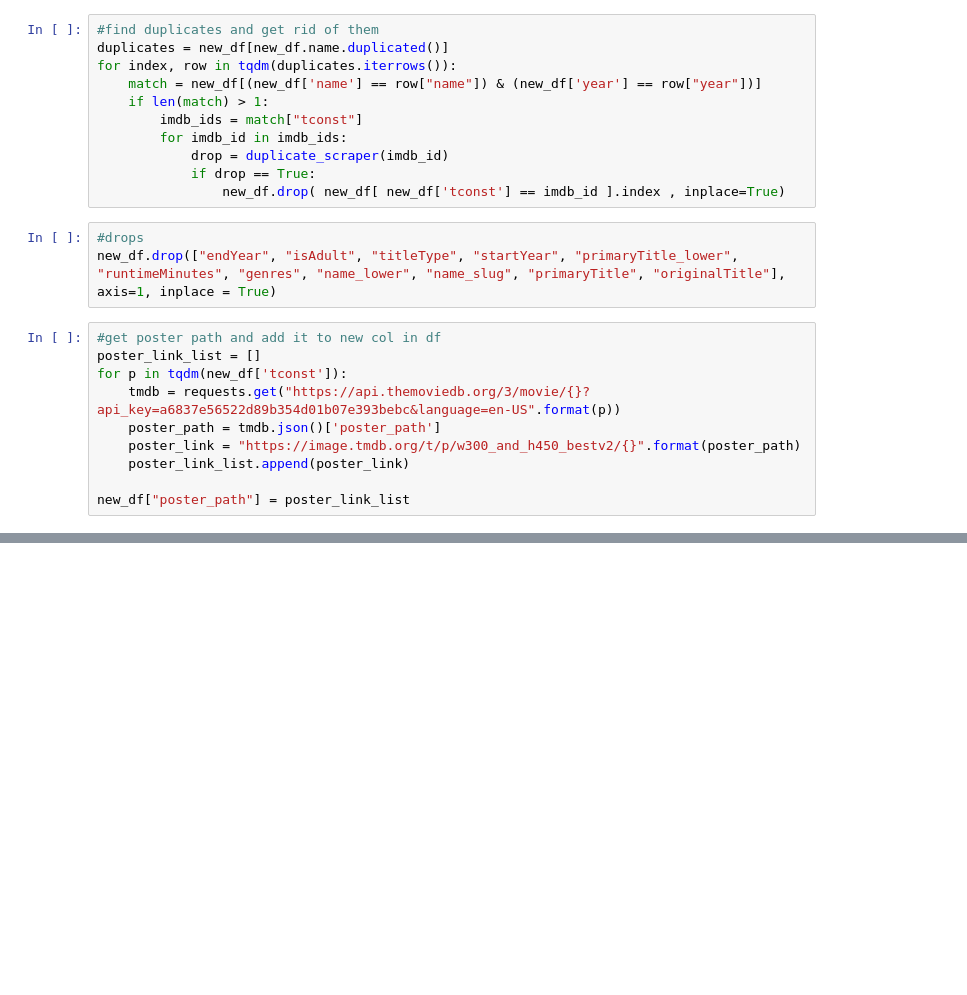
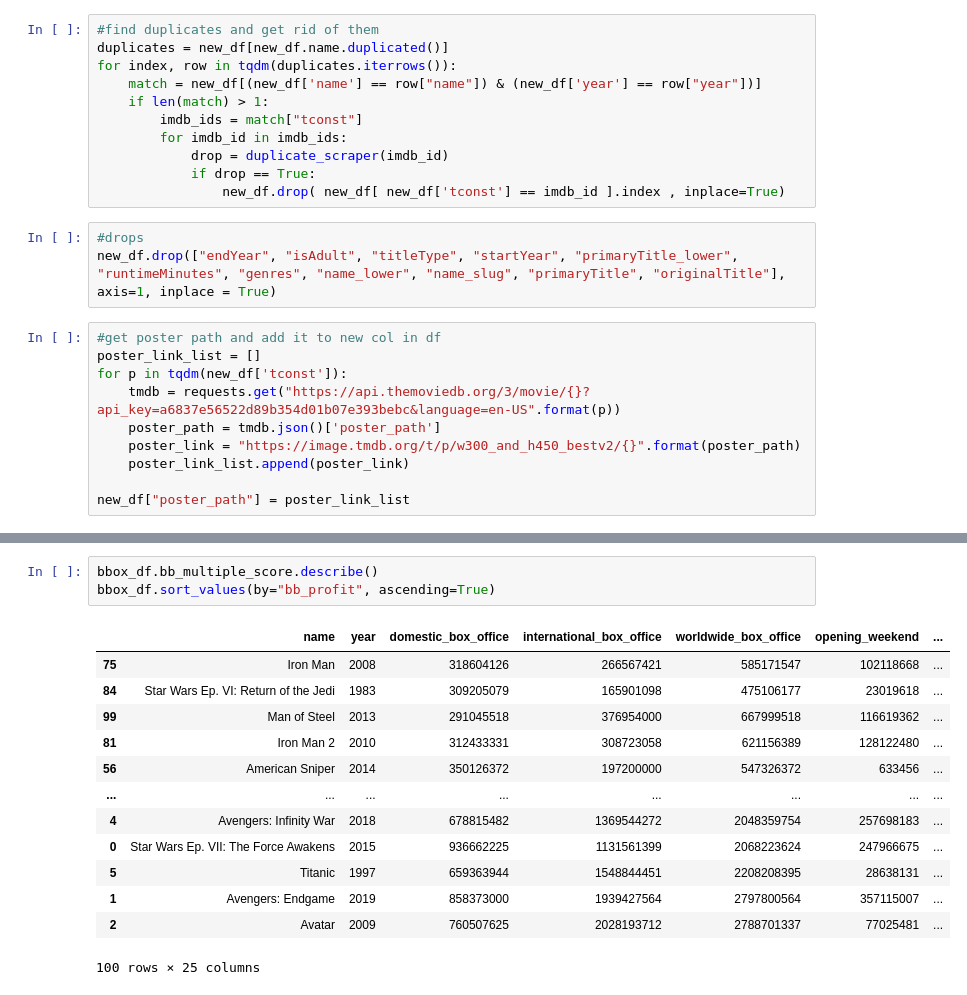
Before and after one commit to armaandave/BracketBox, a Jupyter notebook: nbs/csv_merger.ipynb, the cells around one changed output, grey strips where cells are left out. Cells and saved outputs as stored; diff of their text form; blank space fills up the shorter version.

```diff
--- a/nbs/csv_merger.ipynb
+++ b/nbs/csv_merger.ipynb
@@ -78,0 +131,17 @@ new_df["poster_path"] = poster_link_list
+# %%
+bbox_df.bb_multiple_score.describe()
+bbox_df.sort_values(by="bb_profit", ascending=True)
+# %% [output]
+|  | name | year | domestic_box_office | international_box_office | worldwide_box_office | opening_weekend | ... |
+| 75 | Iron Man | 2008 | 318604126 | 266567421 | 585171547 | 102118668 | ... |
+| 84 | Star Wars Ep. VI: Return of the Jedi | 1983 | 309205079 | 165901098 | 475106177 | 23019618 | ... |
+| 99 | Man of Steel | 2013 | 291045518 | 376954000 | 667999518 | 116619362 | ... |
+| 81 | Iron Man 2 | 2010 | 312433331 | 308723058 | 621156389 | 128122480 | ... |
+| 56 | American Sniper | 2014 | 350126372 | 197200000 | 547326372 | 633456 | ... |
+| ... | ... | ... | ... | ... | ... | ... | ... |
+| 4 | Avengers: Infinity War | 2018 | 678815482 | 1369544272 | 2048359754 | 257698183 | ... |
+| 0 | Star Wars Ep. VII: The Force Awakens | 2015 | 936662225 | 1131561399 | 2068223624 | 247966675 | ... |
+| 5 | Titanic | 1997 | 659363944 | 1548844451 | 2208208395 | 28638131 | ... |
+| 1 | Avengers: Endgame | 2019 | 858373000 | 1939427564 | 2797800564 | 357115007 | ... |
+| 2 | Avatar | 2009 | 760507625 | 2028193712 | 2788701337 | 77025481 | ... |
+100 rows × 25 columns
```
Also changed, not shown: parts of 6 cells of this notebook, 12 other files.
